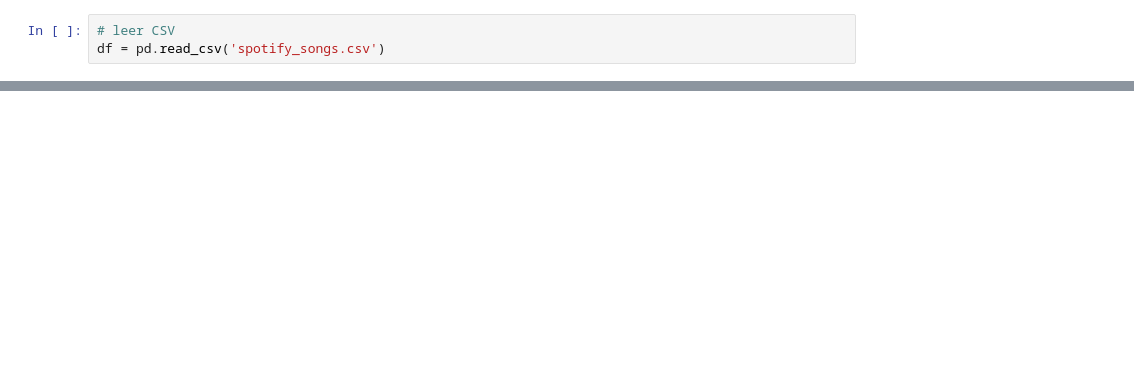
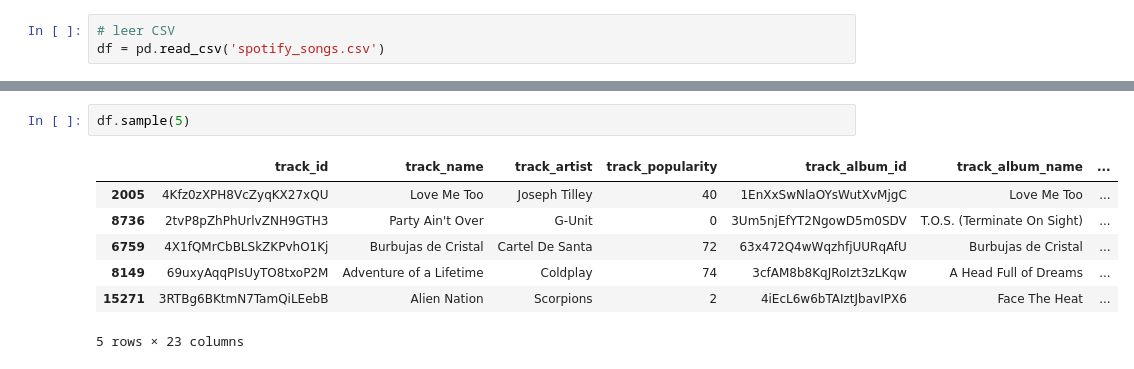
Before and after one commit to mlmicozzi/SPOTIFY, a Jupyter notebook: TPFinal.ipynb, the cells around one changed output, grey strips where cells are left out. Cells and saved outputs as stored; diff of their text form; blank space fills up the shorter version.

```diff
--- a/TPFinal.ipynb
+++ b/TPFinal.ipynb
@@ -49,0 +104,10 @@ None
+# %%
+df.sample(5)
+# %% [output]
+|  | track_id | track_name | track_artist | track_popularity | track_album_id | track_album_name | ... |
+| 2005 | 4Kfz0zXPH8VcZyqKX27xQU | Love Me Too | Joseph Tilley | 40 | 1EnXxSwNlaOYsWutXvMjgC | Love Me Too | ... |
+| 8736 | 2tvP8pZhPhUrlvZNH9GTH3 | Party Ain't Over | G-Unit | 0 | 3Um5njEfYT2NgowD5m0SDV | T.O.S. (Terminate On Sight) | ... |
+| 6759 | 4X1fQMrCbBLSkZKPvhO1Kj | Burbujas de Cristal | Cartel De Santa | 72 | 63x472Q4wWqzhfjUURqAfU | Burbujas de Cristal | ... |
+| 8149 | 69uxyAqqPIsUyTO8txoP2M | Adventure of a Lifetime | Coldplay | 74 | 3cfAM8b8KqJRoIzt3zLKqw | A Head Full of Dreams | ... |
+| 15271 | 3RTBg6BKtmN7TamQiLEebB | Alien Nation | Scorpions | 2 | 4iEcL6w6bTAIztJbavIPX6 | Face The Heat | ... |
+5 rows × 23 columns
```
Also changed, not shown: parts of 14 cells of this notebook, 1 other file.
